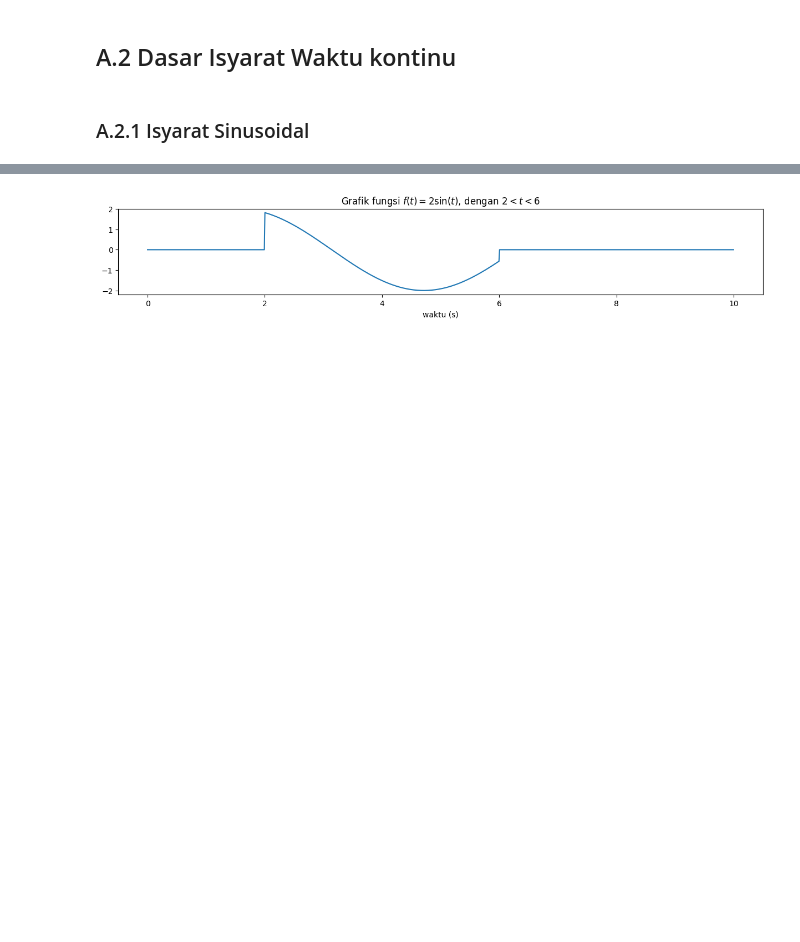
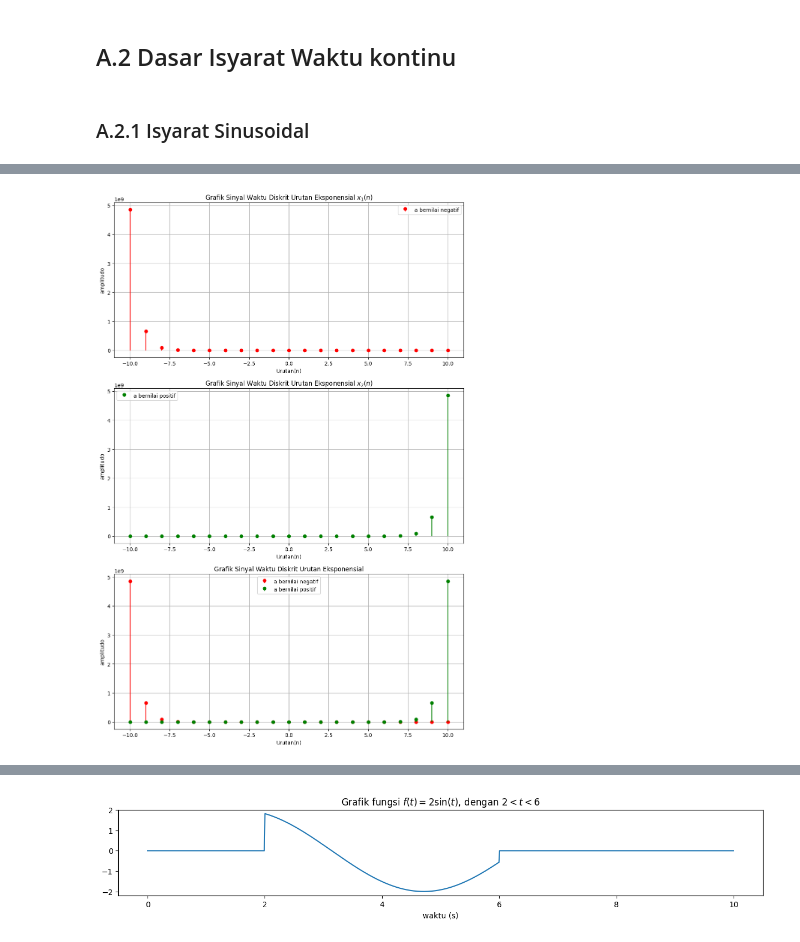
Before and after one commit to Dzuumirrah/Isyarat-dan-Sistem, a Jupyter notebook: Mid-term/answer-notebook.ipynb, the cells around one changed output, grey strips where cells are left out. Saved outputs shown, nothing was run; the diff lists cells and outputs as text; code cells hidden in the pictures; blank space fills up the shorter version.

```diff
--- a/Mid-term/answer-notebook.ipynb
+++ b/Mid-term/answer-notebook.ipynb
@@ -126,0 +410,46 @@ $f(t) = 0,$ untuk $t$ lainnya.
+# %%
+# Pembuatan grafik
+# Deklarasi nilai tiap variabel
+C = 10
+n = np.arange(-10, 11, 1)
+
+# Setting plot untuk grafik
+x_n1 = C * exp(-2 * n)
+x_n2 = C * exp(2 * n)
+
+# Display grafik
+plt.figure(figsize=(10, 15))
+
+# grafik a negatif
+plt.subplot(3, 1, 1)
+plt.title("Grafik Sinyal Waktu Diskrit Urutan Eksponensial $x_1(n)$")
+plt.xlabel("Urutan(n)")
+plt.ylabel("amplitudo")
+plt.stem(n, x_n1, linefmt="r", basefmt="none", label= "a bernilai negatif")
+plt.legend()
+plt.grid(True)
+
+# grafik a positif
+plt.subplot(3, 1, 2)
+plt.title("Grafik Sinyal Waktu Diskrit Urutan Eksponensial $x_2(n)$")
+plt.xlabel("Urutan(n)")
+plt.ylabel("amplitudo")
+plt.stem(n, x_n2, linefmt="g", basefmt="none", label= "a bernilai positif")
+plt.legend()
+plt.grid(True)
+
+# grafik gabungan
+plt.subplot(3, 1, 3)
+plt.title("Grafik Sinyal Waktu Diskrit Urutan Eksponensial")
+plt.xlabel("Urutan(n)")
+plt.ylabel("amplitudo")
+plt.stem(n, x_n1, linefmt="r", basefmt= "none", label= "a bernilai negatif")
+plt.stem(n, x_n2, linefmt="g", basefmt= "none", label= "a bernilai positif")
+plt.legend()
+plt.grid(True)
+
+
+plt.tight_layout()
+plt.show()
+# %% [output]
+[figure, added]
```
Also changed, not shown: parts of 71 cells of this notebook, 1 other file.
